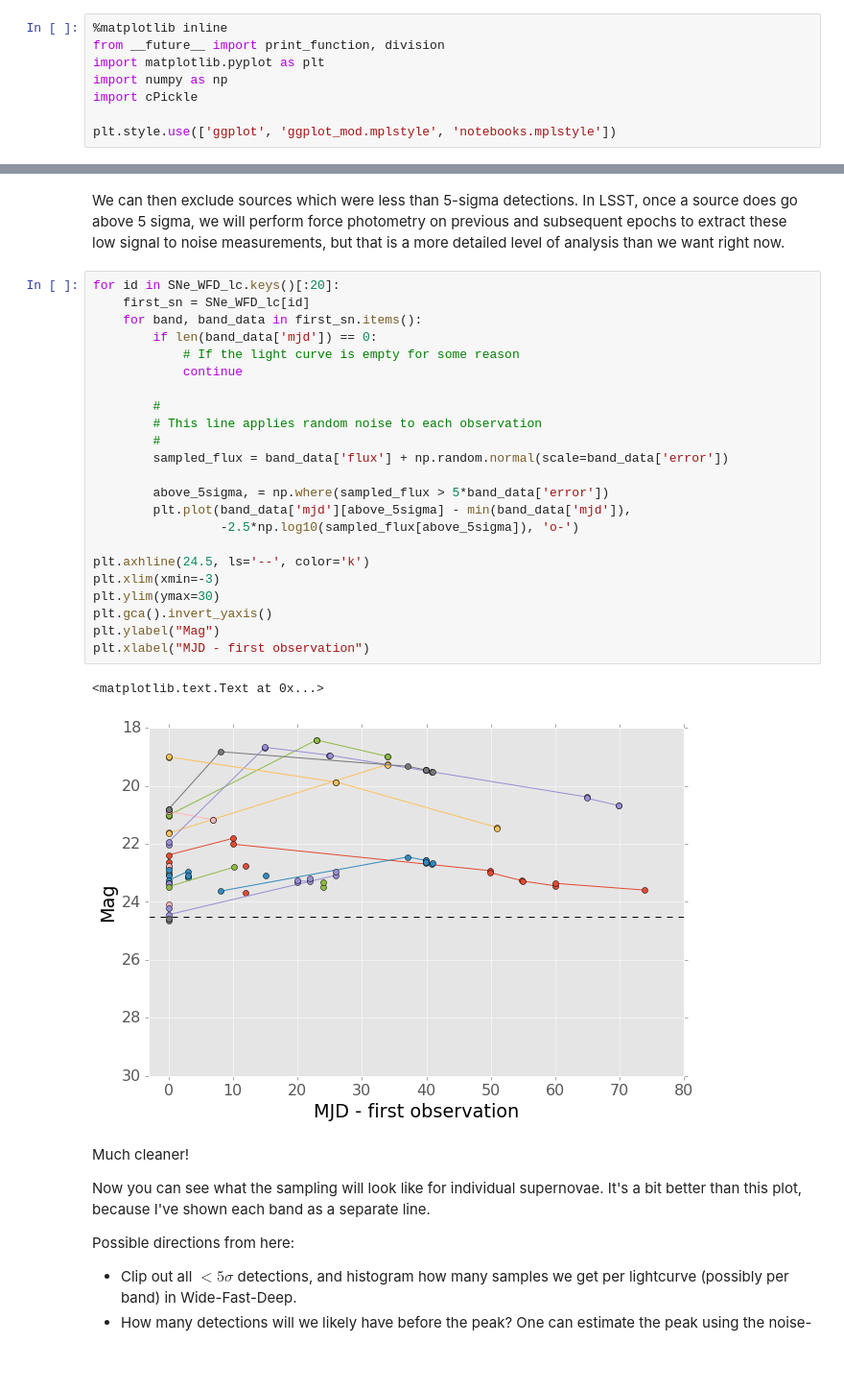
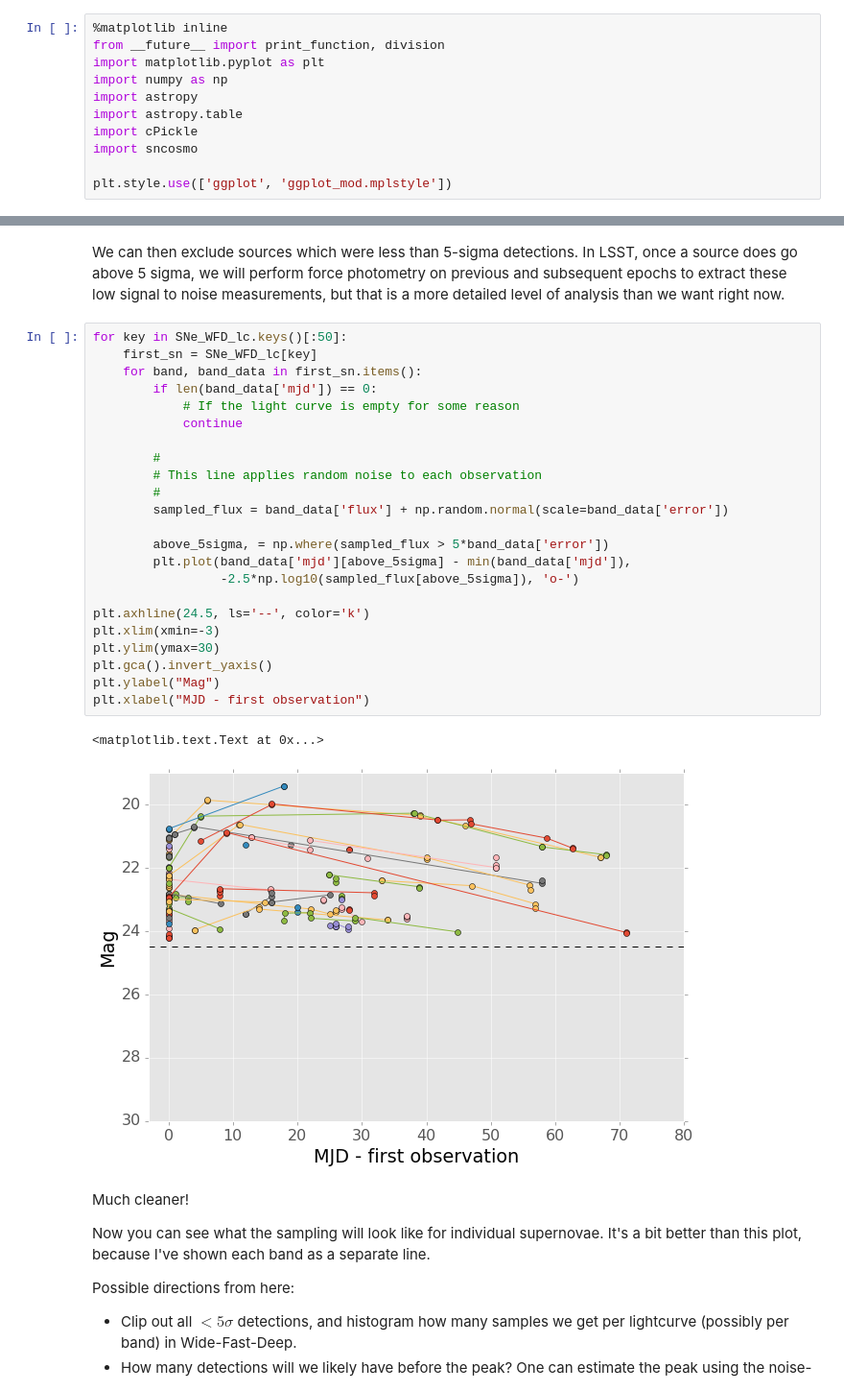
Before and after one commit to lsst-dmsst/demo-lsst-uk-2016, a Jupyter notebook: Lightcurves/analyze_supernovae.ipynb, the cells around one changed output, grey strips where cells are left out. Shown at 96% size. Drawn from its saved outputs; the diff is of its cells as text; blank space fills up the shorter version.

```diff
--- a/Lightcurves/analyze_supernovae.ipynb
+++ b/Lightcurves/analyze_supernovae.ipynb
@@ -11,9 +11,12 @@ Prerequisites
 from __future__ import print_function, division
 import matplotlib.pyplot as plt
 import numpy as np
+import astropy
+import astropy.table
 import cPickle
+import sncosmo
 
-plt.style.use(['ggplot', 'ggplot_mod.mplstyle', 'notebooks.mplstyle'])
+plt.style.use(['ggplot', 'ggplot_mod.mplstyle'])
 # %%
 # Load from the pickle file
 f = open("sne_wfd_lightcurves.pkl")
@@ -80,31 +83,31 @@ plt.xlabel("MJD - first observation")
 # %% [markdown]
 We can then exclude sources which were less than 5-sigma detections. In LSST, once a source does go above 5 sigma, we will perform force photometry on previous and subsequent epochs to extract these low signal to noise measurements, but that is a more detailed level of analysis than we want right now.
 # %%
-for id in SNe_WFD_lc.keys()[:20]:
-    first_sn = SNe_WFD_lc[id]
+for key in SNe_WFD_lc.keys()[:50]:
+    first_sn = SNe_WFD_lc[key]
     for band, band_data in first_sn.items():
         if len(band_data['mjd']) == 0:
             # If the light curve is empty for some reason
             continue
 
         #
         # This line applies random noise to each observation
         #
         sampled_flux = band_data['flux'] + np.random.normal(scale=band_data['error'])
 
         above_5sigma, = np.where(sampled_flux > 5*band_data['error'])
         plt.plot(band_data['mjd'][above_5sigma] - min(band_data['mjd']),
                  -2.5*np.log10(sampled_flux[above_5sigma]), 'o-')
 
 plt.axhline(24.5, ls='--', color='k')
 plt.xlim(xmin=-3)
 plt.ylim(ymax=30)
 plt.gca().invert_yaxis()
 plt.ylabel("Mag")
 plt.xlabel("MJD - first observation")
 # %% [output]
 <matplotlib.text.Text at 0x...>
-[figure, old version]
+[figure, new version]
 # %% [markdown]
 Much cleaner!
 
```
Also changed, not shown: parts of 15 cells of this notebook, 1 other file.
